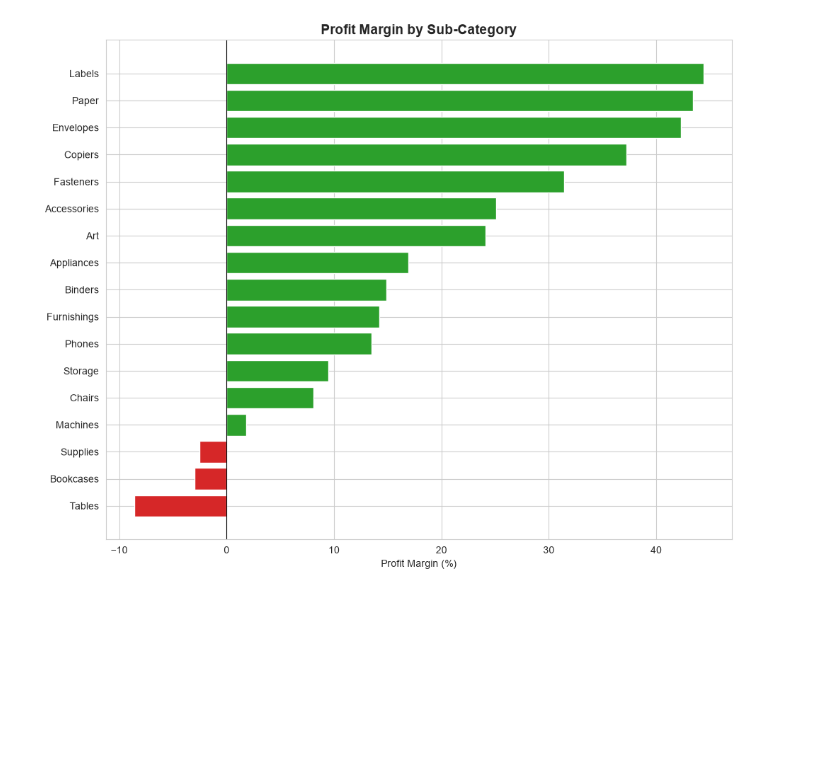
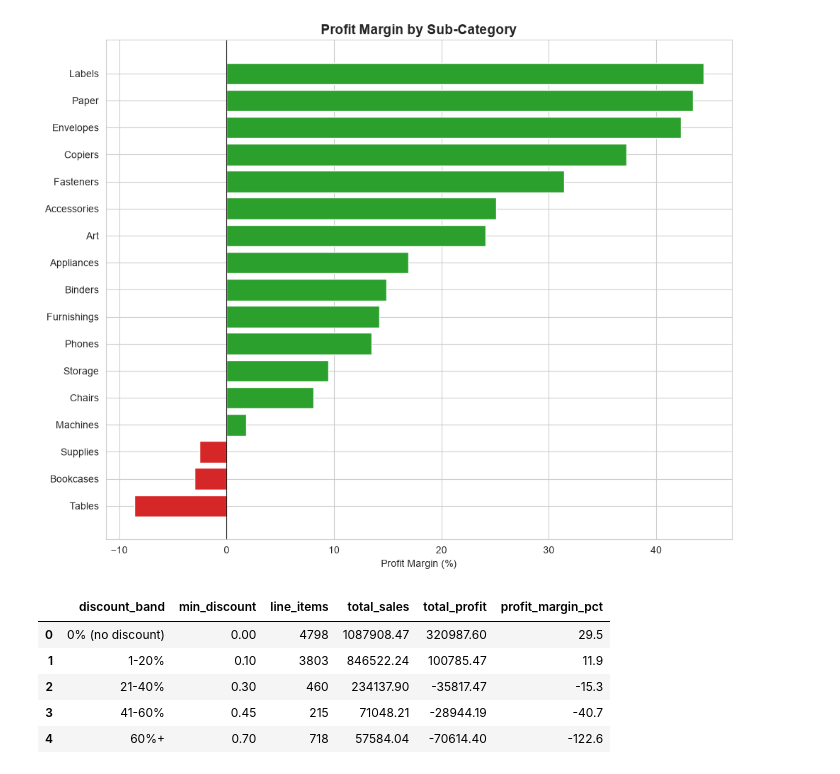
Before and after one commit to bolu-amusan/retail-sales-sql-python-analysis, a Jupyter notebook: notebooks/retail_sales_analysis.ipynb, the cells around one changed output. Saved outputs shown, nothing was run; the diff lists cells and outputs as text; code cells hidden in the pictures; blank space fills up the shorter version.

```diff
--- a/notebooks/retail_sales_analysis.ipynb
+++ b/notebooks/retail_sales_analysis.ipynb
@@ -127,3 +128,32 @@ plt.savefig('../images/category_profit_margin.png', dpi=150)
 plt.show()
 # %% [output]
 [figure]
+# %%
+query_discount = """
+SELECT
+    CASE
+        WHEN discount = 0 THEN '0% (no discount)'
+        WHEN discount <= 0.2 THEN '1-20%'
+        WHEN discount <= 0.4 THEN '21-40%'
+        WHEN discount <= 0.6 THEN '41-60%'
+        ELSE '60%+'
+    END AS discount_band,
+    MIN(discount) AS min_discount,
+    COUNT(*) AS line_items,
+    ROUND(SUM(sales)::NUMERIC, 2) AS total_sales,
+    ROUND(SUM(profit)::NUMERIC, 2) AS total_profit,
+    ROUND((SUM(profit) / NULLIF(SUM(sales), 0) * 100)::NUMERIC, 1) AS profit_margin_pct
+FROM order_items
+GROUP BY discount_band
+ORDER BY MIN(discount);
+"""
+
+df_discount = pd.read_sql(text(query_discount), engine)
+df_discount
+# %% [output]
+|  | discount_band | min_discount | line_items | total_sales | total_profit | profit_margin_pct |
+| 0 | 0% (no discount) | 0.00 | 4798 | 1087908.47 | 320987.60 | 29.5 |
+| 1 | 1-20% | 0.10 | 3803 | 846522.24 | 100785.47 | 11.9 |
+| 2 | 21-40% | 0.30 | 460 | 234137.90 | -35817.47 | -15.3 |
+| 3 | 41-60% | 0.45 | 215 | 71048.21 | -28944.19 | -40.7 |
+| 4 | 60%+ | 0.70 | 718 | 57584.04 | -70614.40 | -122.6 |
```
Also changed, not shown: parts of 2 cells of this notebook, 1 other file.
